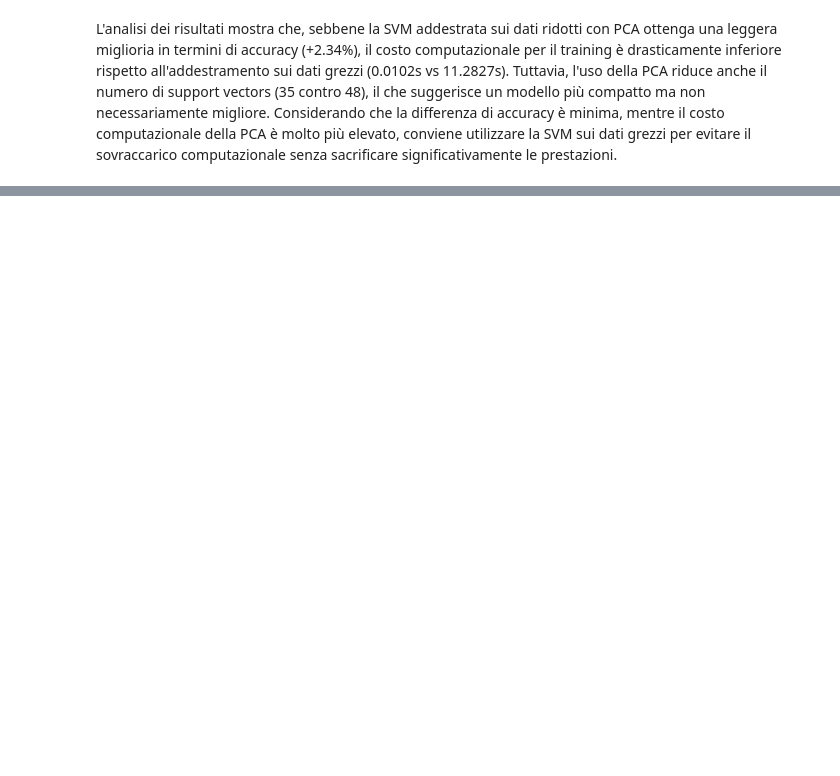
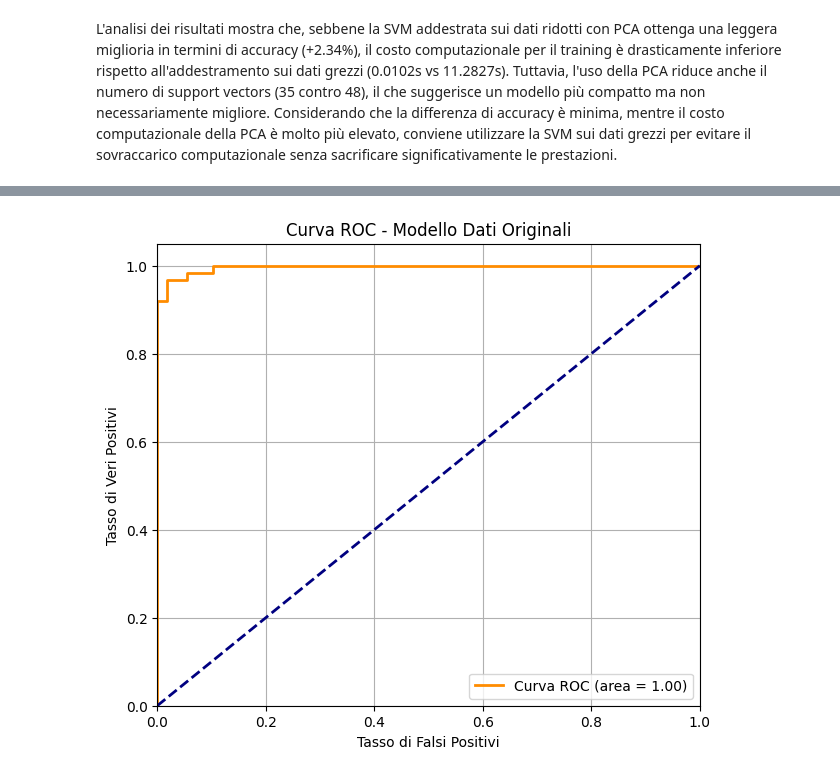
Before and after one commit to NIKFIORE/Progetto-Machine-Learning, a Jupyter notebook: Progetto.ipynb, the cells around one changed output, grey strips where cells are left out. Drawn from its saved outputs; the diff is of its cells as text; code cells hidden in the pictures; blank space fills up the shorter version.

```diff
--- a/Progetto.ipynb
+++ b/Progetto.ipynb
@@ -770,0 +855,19 @@ L'analisi dei risultati mostra che, sebbene la SVM addestrata sui dati ridotti c
+# %%
+# Calcolo della curva ROC usando le probabilità del modello sui dati originali
+fpr, tpr, thresholds = roc_curve(y_test, y_pred_test_prob)
+roc_auc = auc(fpr, tpr)
+
+# Visualizzazione della curva ROC
+plt.figure(figsize=(7, 6))
+plt.plot(fpr, tpr, color='darkorange', lw=2, label=f'Curva ROC (area = {roc_auc:.2f})')
+plt.plot([0, 1], [0, 1], color='navy', lw=2, linestyle='--')
+plt.xlim([0.0, 1.0])
+plt.ylim([0.0, 1.05])
+plt.xlabel('Tasso di Falsi Positivi')
+plt.ylabel('Tasso di Veri Positivi')
+plt.title('Curva ROC - Modello Dati Originali')
+plt.legend(loc='lower right')
+plt.grid(True)
+plt.show()
+# %% [output]
+[figure, added]
```
Also changed, not shown: parts of 16 cells of this notebook.
